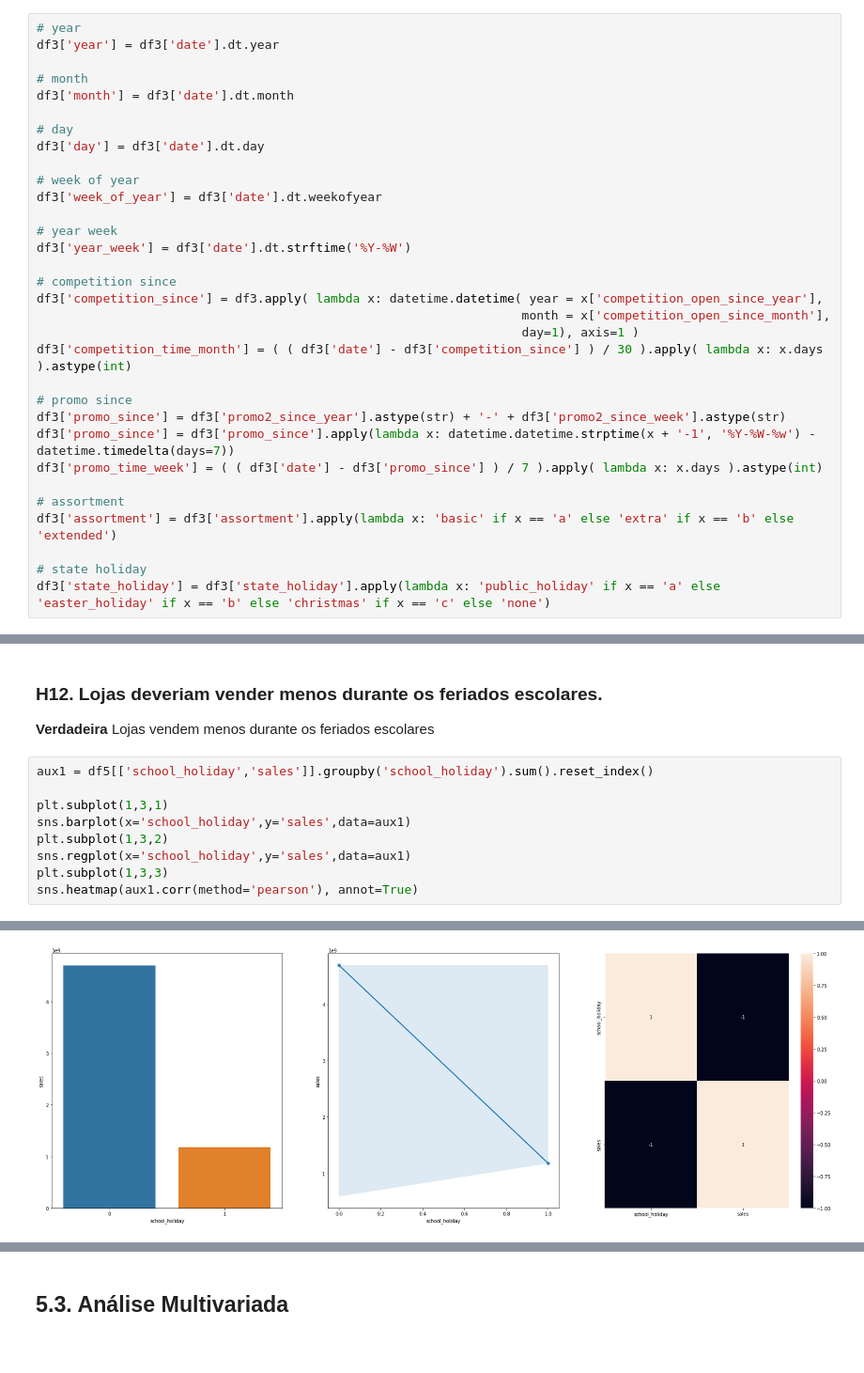
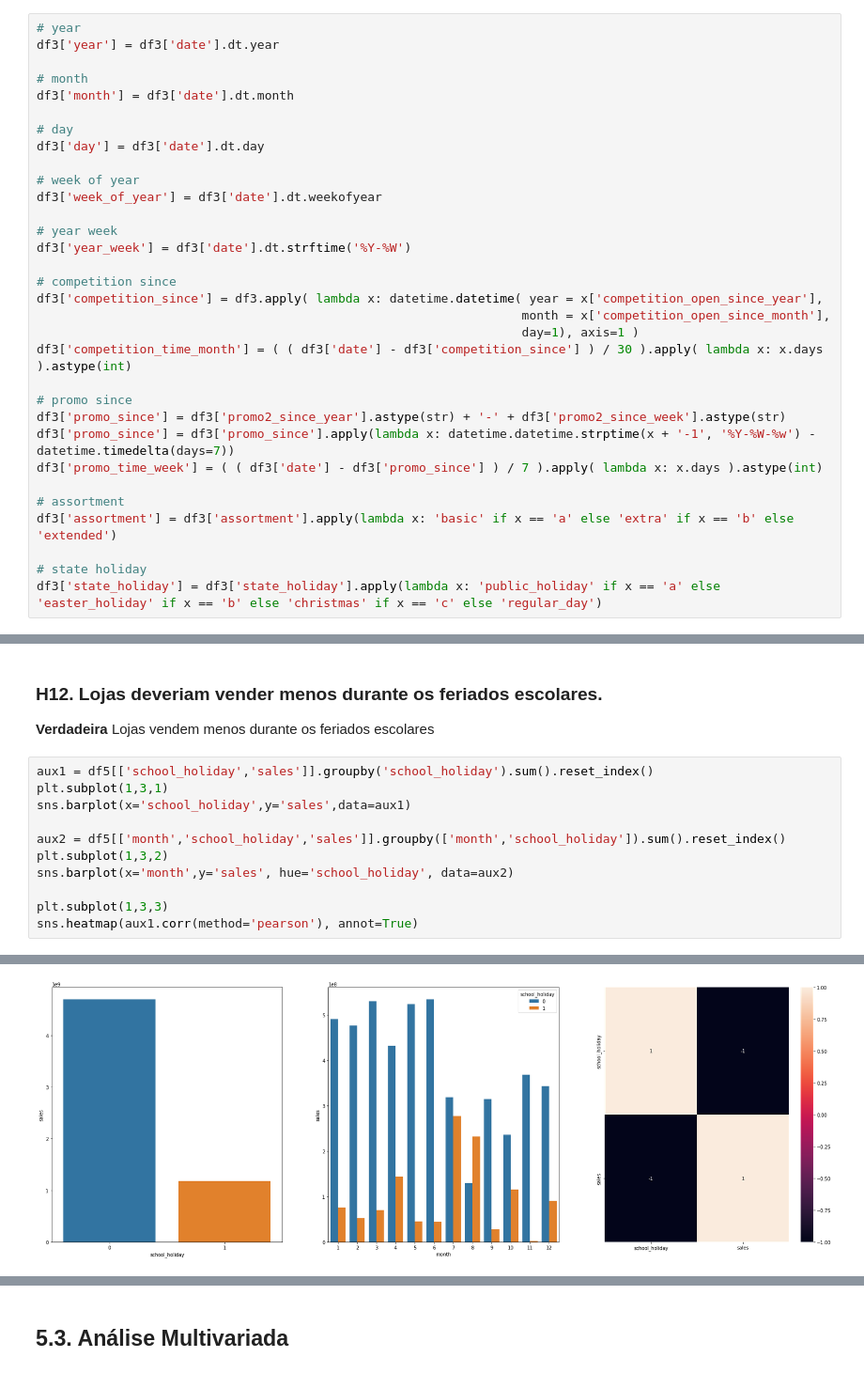
Before and after one commit to rvieira94/cds_03_ds_em_producao, a Jupyter notebook: ds_producao.ipynb, the cells around one changed output, grey strips where cells are left out. Shown at 94% size. Drawn from its saved outputs; the diff is of its cells as text.

```diff
--- a/ds_producao.ipynb
+++ b/ds_producao.ipynb
@@ -408,7 +409,7 @@ df3['promo_time_week'] = ( ( df3['date'] - df3['promo_since'] ) / 7 ).apply( lam
 df3['assortment'] = df3['assortment'].apply(lambda x: 'basic' if x == 'a' else 'extra' if x == 'b' else 'extended')
 
 # state holiday
-df3['state_holiday'] = df3['state_holiday'].apply(lambda x: 'public_holiday' if x == 'a' else 'easter_holiday' if x == 'b' else 'christmas' if x == 'c' else 'none')
+df3['state_holiday'] = df3['state_holiday'].apply(lambda x: 'public_holiday' if x == 'a' else 'easter_holiday' if x == 'b' else 'christmas' if x == 'c' else 'regular_day')
 # %% [markdown]
 # 4.0. Variables filtering
 # %%
@@ -698,13 +699,15 @@ sns.barplot(x='weekend_yn',y='sales',data=aux2)
 **Verdadeira** Lojas vendem menos durante os feriados escolares
 # %%
 aux1 = df5[['school_holiday','sales']].groupby('school_holiday').sum().reset_index()
-
 plt.subplot(1,3,1)
 sns.barplot(x='school_holiday',y='sales',data=aux1)
+
+aux2 = df5[['month','school_holiday','sales']].groupby(['month','school_holiday']).sum().reset_index()
 plt.subplot(1,3,2)
-sns.regplot(x='school_holiday',y='sales',data=aux1)
+sns.barplot(x='month',y='sales', hue='school_holiday', data=aux2)
+
 plt.subplot(1,3,3)
 sns.heatmap(aux1.corr(method='pearson'), annot=True)
 # %% [output]
 <matplotlib.axes._subplots.AxesSubplot at 0x...>
-[figure, old version]
+[figure, new version]
```
Also changed, not shown: parts of 9 cells of this notebook.
